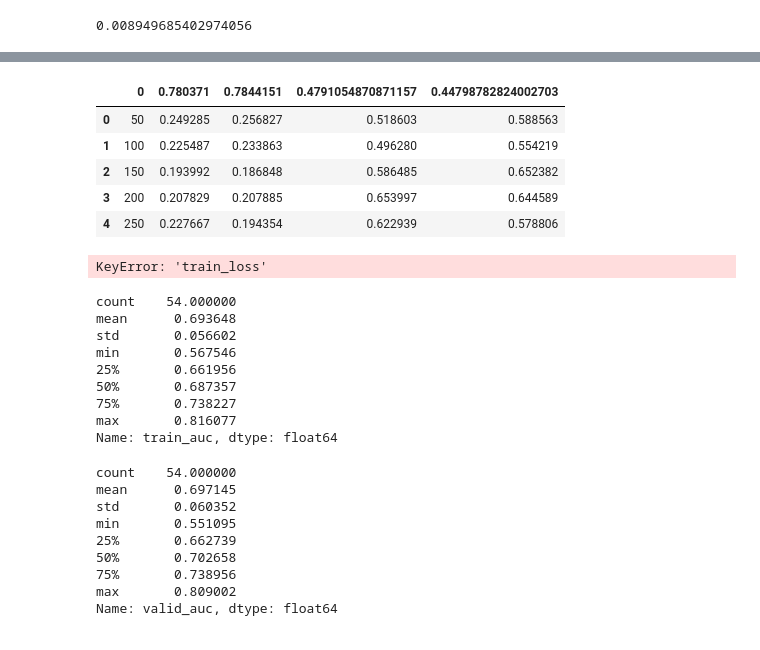
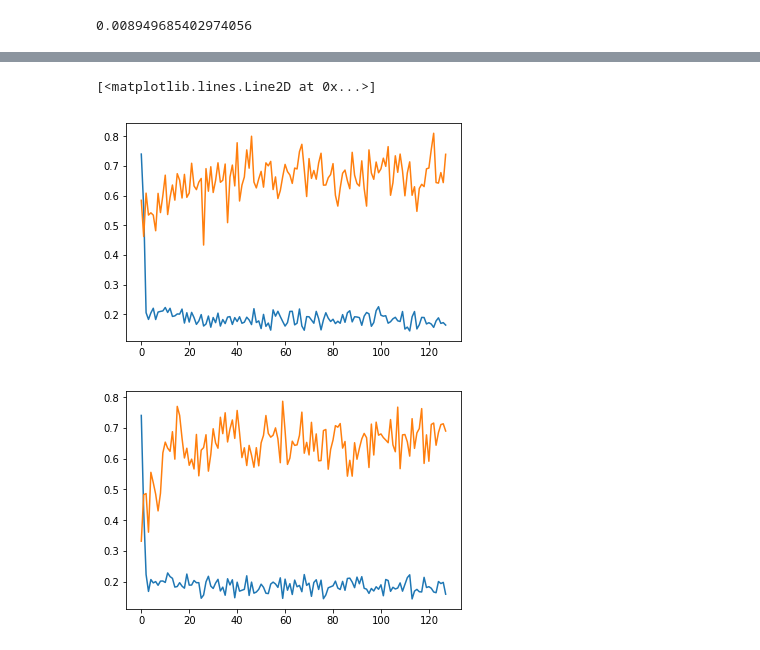
Before and after one commit to ModaoT/firstkill, a Jupyter notebook: results_analysis.ipynb, the cells around one changed output, grey strips where cells are left out. Saved outputs shown, nothing was run; the diff lists cells and outputs as text; code cells hidden in the pictures.

```diff
--- a/results_analysis.ipynb
+++ b/results_analysis.ipynb
@@ -47,3 +47,6 @@ len(pos) / len(neg)
 # %%
 import pandas as pd
 import matplotlib.pyplot as plt
+# %%
+res1 = pd.read_csv('results/auc_pw1.csv')
+res1.head()
@@ -50,42 +60,12 @@ import matplotlib.pyplot as plt
+# %%
+plt.plot(res1['train_loss'])
+plt.plot(res1['train_auc'])
+plt.figure()
+plt.plot(res1['valid_loss'])
+plt.plot(res1['valid_auc'])
+# %% [output]
+[<matplotlib.lines.Line2D at 0x...>]
+[figure, added]
+[figure, added]
 # %%
-res = pd.read_csv('results/auc.csv')
-res.head()
+res2 = pd.read_csv('results/auc.csv')
-# %% [output]
-|  | 0 | 0.780371 | 0.7844151 | 0.4791054870871157 | 0.44798782824002703 |
-| 0 | 50 | 0.249285 | 0.256827 | 0.518603 | 0.588563 |
-| 1 | 100 | 0.225487 | 0.233863 | 0.496280 | 0.554219 |
-| 2 | 150 | 0.193992 | 0.186848 | 0.586485 | 0.652382 |
-| 3 | 200 | 0.207829 | 0.207885 | 0.653997 | 0.644589 |
-| 4 | 250 | 0.227667 | 0.194354 | 0.622939 | 0.578806 |
-# %%
-plt.plot(res['train_loss'])
-plt.plot(res['train_auc'])
-plt.figure()
-plt.plot(res['valid_loss'])
-plt.plot(res['valid_auc'])
-# %% [output]
-KeyError: 'train_loss'
-# %%
-res['train_auc'].describe()
-# %% [output]
-count    54.000000
-mean      0.693648
-std       0.056602
-min       0.567546
-25%       0.661956
-50%       0.687357
-75%       0.738227
-max       0.816077
-Name: train_auc, dtype: float64
-# %%
-res['valid_auc'].describe()
-# %% [output]
-count    54.000000
-mean      0.697145
-std       0.060352
-min       0.551095
-25%       0.662739
-50%       0.702658
-75%       0.738956
-max       0.809002
-Name: valid_auc, dtype: float64
```
Also changed, not shown: parts of 2 cells of this notebook, 9 other files.
